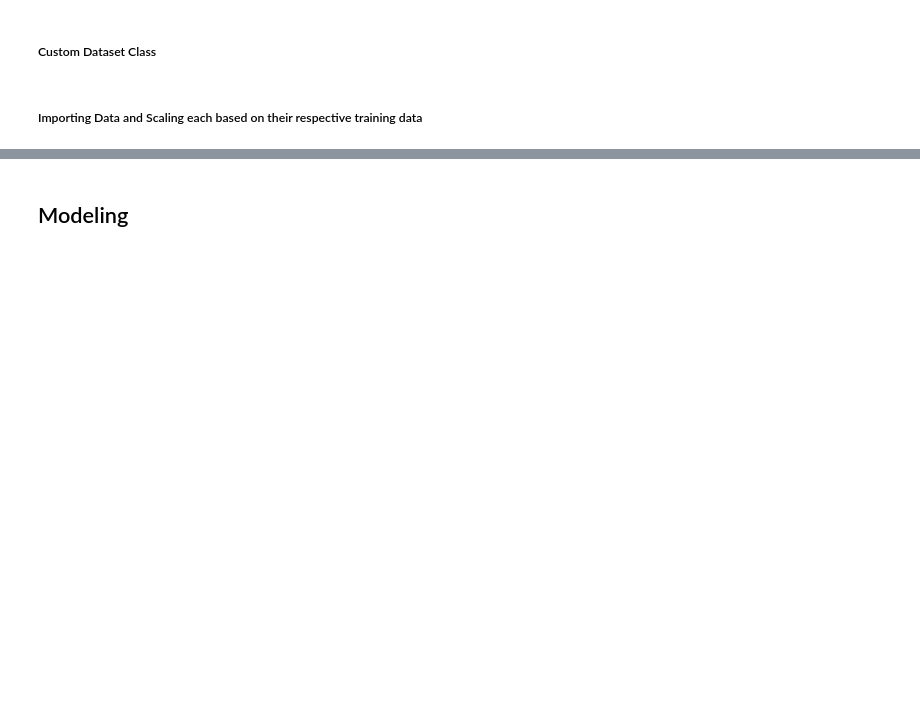
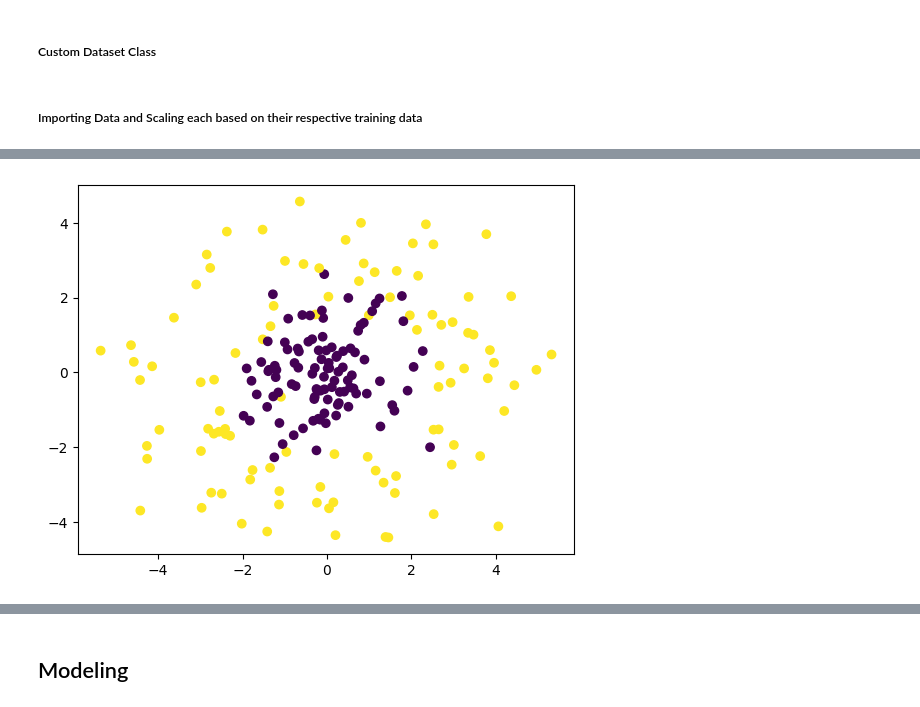
Before and after one commit to Pmcslarrow/hw_3_ml, a Jupyter notebook: problem_1.ipynb, the cells around one changed output, grey strips where cells are left out. Saved outputs shown, nothing was run; the diff lists cells and outputs as text; code cells hidden in the pictures; blank space fills up the shorter version.

```diff
--- a/problem_1.ipynb
+++ b/problem_1.ipynb
@@ -98,0 +104,5 @@ Label:  tensor([0.])
+# %%
+plt.scatter(center_surround_train_df['x1'], center_surround_train_df['x2'], c=center_surround_train_df['label'])
+plt.show()
+# %% [output]
+[figure, added]
```
Also changed, not shown: parts of 8 cells of this notebook.
